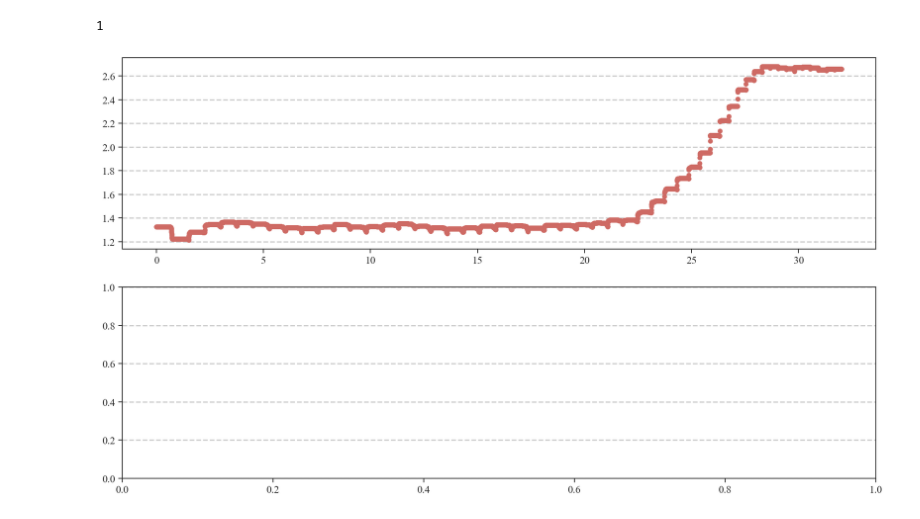
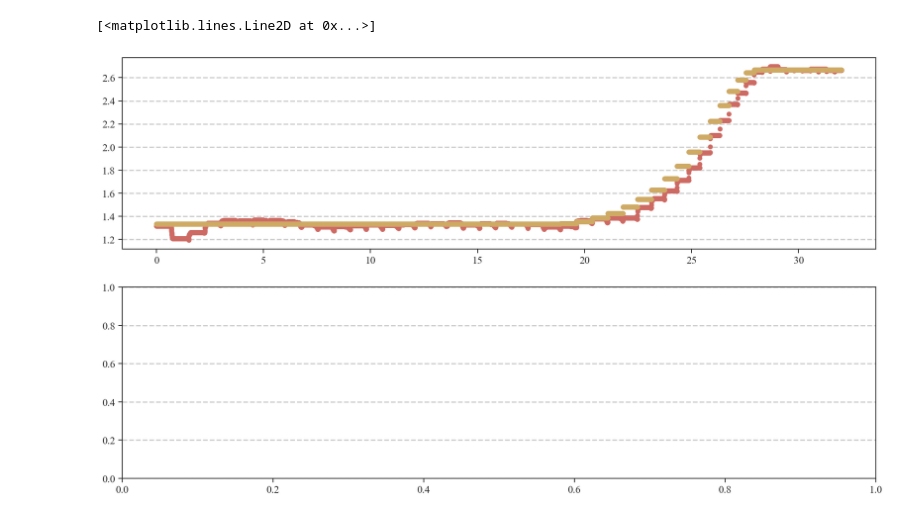
Before and after one commit to nielsdavidsen/Bachelor_2024, a Jupyter notebook: simulation_with_metronome.ipynb, the cells around one changed output. Saved outputs shown, nothing was run; the diff lists cells and outputs as text; code cells hidden in the pictures.

```diff
--- a/simulation_with_metronome.ipynb
+++ b/simulation_with_metronome.ipynb
@@ -191,14 +188,18 @@ def sim_sig_metronome(x_init, w_init, t_clap_init, dt, tmax, threshold_l, thresh
     N = len(w)
     w_save = [[] for i in range(N)]
     t_save = [[] for i in range(N)]
+
+    w_met_save = []
+
     avg_save = []
 
-    #initialize metronome
+    #start metronome
     x_met = 0  #metronome starts at 0
     n_beat = 0
     p = p_func(n_beat, threshold_l, threshold_h)
     interval = interval_calc(bpm_l, bpm_h, p)
-    freq_met = 1 / interval
+    w_met = 1 / interval
+    w_met_save.append(w_met)
 
     for entry in range(len(w_save)):
         w_save[entry].append(w[entry])
@@ -206,22 +207,17 @@ def sim_sig_metronome(x_init, w_init, t_clap_init, dt, tmax, threshold_l, thresh
 
     while t < tmax:
 
-        x_met += dt * freq_met
+        p = p_func(n_beat, threshold_l, threshold_h)
+        interval = interval_calc(bpm_l, bpm_h, p)
+        w_met = 1 / interval
+        w_met_save.append(w_met)
+        #print(n_beat)
 
-        if x_met >= 1:
-            x_met = 0
-            n_beat += 1
-
-            p = p_func(n_beat, threshold_l, threshold_h)
-
-            interval = interval_calc(bpm_l, bpm_h, p)
-            freq_met = 1 / interval
-
-            for i in range(len(x)):
-                x[i] = met_update_x(x[i], met_eps, N)
+        x_met += dt * w_met
 
         if x_met >= 1:
             x_met = 0  # reset metronome
+            n_beat += 1
 
             # affect clappers
             for i in range(len(x)):
@@ -252,7 +248,8 @@ def sim_sig_metronome(x_init, w_init, t_clap_init, dt, tmax, threshold_l, thresh
         if int(t % (dt * 10)) == 0:
             avg_save.append(np.mean(w))
 
-    return w_save, t_save, x0_save, avg_save
+
+    return w_save, t_save, x0_save, avg_save, w_met_save
 # %%
 w_sig_init = np.random.normal(1.33, 0.3, N)
 
@@ -263,15 +260,18 @@ bpm_l = 80
 bpm_h = 160
 
 
-w_sig_save, t_sig_save, x0_sig_save, avg_sig_save = sim_sig_metronome(x_init, w_init, t_clap_init, dt, tmax, threshold_l, threshold_h, bpm_l, bpm_h, sig=0.1, eps=0.1, met_eps = 10)
+w_sig_save, t_sig_save, x0_sig_save, avg_sig_save, w_met_sig_save = sim_sig_metronome(x_init, w_init, t_clap_init, dt, tmax, threshold_l, threshold_h, bpm_l, bpm_h, sig=0.1, eps=0.1, met_eps = 10)
 # %%
 x1_sig = np.linspace(0, tmax, len(avg_sig_save))
+x1_met = np.linspace(0,tmax, len(w_met_save))
 
 fig, ax = plt.subplots(2, 1, dpi=150)
 ax[0].plot(x1_sig, avg_sig_save, 'o', label='Average Frequency')
+ax[0].plot(x1_met, w_met_save, 'o', label='Average Metronome Frequency')
 
-1
-#ax[1].plot(x1_high, avg_save_high, 'o', label='Average Frequency (High Metronome)')
+#dev_list = np.array(avg_sig_save) - np.array(avg_w_met_sig_save)
+
+#ax[1].plot(x1_sig, dev_list, '.', label='Average Frequency (High Metronome)')
 # %% [output]
-1
+[<matplotlib.lines.Line2D at 0x...>]
-[figure, old version]
+[figure, new version]
```
Also changed, not shown: parts of 2 cells of this notebook.
